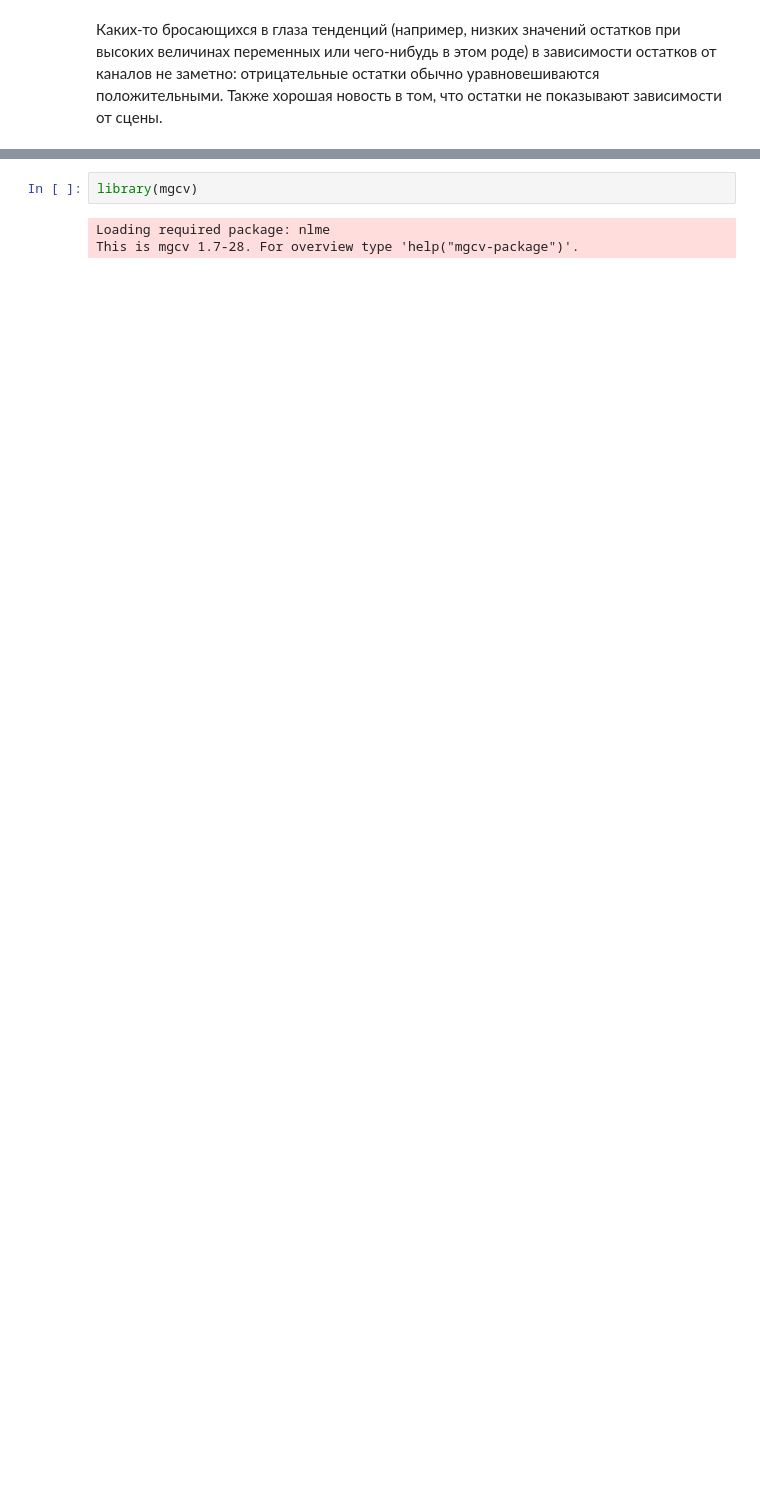
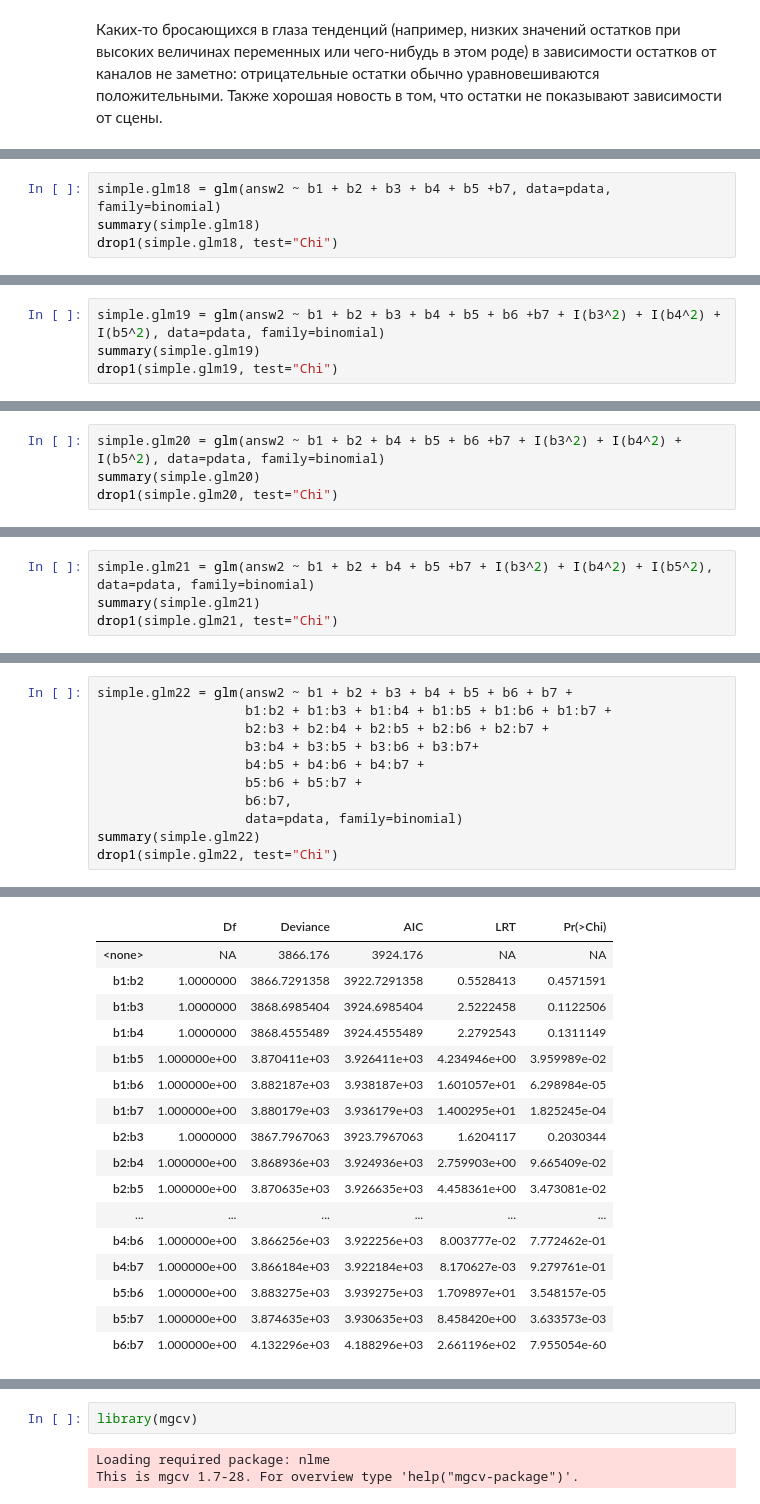
Before and after one commit to nextgis/remote_sensing, a Jupyter notebook: deforestation/CMASK_exploration.ipynb, the cells around one changed output, grey strips where cells are left out. Cells and saved outputs as stored; diff of their text form; blank space fills up the shorter version.

```diff
--- a/deforestation/CMASK_exploration.ipynb
+++ b/deforestation/CMASK_exploration.ipynb
@@ -894,0 +1197,4 @@ png
+# %%
+simple.glm18 = glm(answ2 ~ b1 + b2 + b3 + b4 + b5 +b7, data=pdata, family=binomial)
+summary(simple.glm18)
+drop1(simple.glm18, test="Chi")
@@ -894,0 +1301,4 @@ png
+# %%
+simple.glm19 = glm(answ2 ~ b1 + b2 + b3 + b4 + b5 + b6 +b7 + I(b3^2) + I(b4^2) + I(b5^2), data=pdata, family=binomial)
+summary(simple.glm19)
+drop1(simple.glm19, test="Chi")
@@ -894,0 +1335,4 @@ png
+# %%
+simple.glm20 = glm(answ2 ~ b1 + b2 + b4 + b5 + b6 +b7 + I(b3^2) + I(b4^2) + I(b5^2), data=pdata, family=binomial)
+summary(simple.glm20)
+drop1(simple.glm20, test="Chi")
@@ -894,0 +1368,4 @@ png
+# %%
+simple.glm21 = glm(answ2 ~ b1 + b2 + b4 + b5 +b7 + I(b3^2) + I(b4^2) + I(b5^2), data=pdata, family=binomial)
+summary(simple.glm21)
+drop1(simple.glm21, test="Chi")
@@ -894,0 +1472,12 @@ png
+# %%
+simple.glm22 = glm(answ2 ~ b1 + b2 + b3 + b4 + b5 + b6 + b7 +
+                   b1:b2 + b1:b3 + b1:b4 + b1:b5 + b1:b6 + b1:b7 +
+                   b2:b3 + b2:b4 + b2:b5 + b2:b6 + b2:b7 +
+                   b3:b4 + b3:b5 + b3:b6 + b3:b7+
+                   b4:b5 + b4:b6 + b4:b7 +
+                   b5:b6 + b5:b7 +
+                   b6:b7,
+                   data=pdata, family=binomial)
+summary(simple.glm22)
+drop1(simple.glm22, test="Chi")
+# %% [output]
@@ -894,0 +1520,17 @@ png
+|  | Df | Deviance | AIC | LRT | Pr(>Chi) |
+| <none> | NA | 3866.176 | 3924.176 | NA | NA |
+| b1:b2 | 1.0000000 | 3866.7291358 | 3922.7291358 | 0.5528413 | 0.4571591 |
+| b1:b3 | 1.0000000 | 3868.6985404 | 3924.6985404 | 2.5222458 | 0.1122506 |
+| b1:b4 | 1.0000000 | 3868.4555489 | 3924.4555489 | 2.2792543 | 0.1311149 |
+| b1:b5 | 1.000000e+00 | 3.870411e+03 | 3.926411e+03 | 4.234946e+00 | 3.959989e-02 |
+| b1:b6 | 1.000000e+00 | 3.882187e+03 | 3.938187e+03 | 1.601057e+01 | 6.298984e-05 |
+| b1:b7 | 1.000000e+00 | 3.880179e+03 | 3.936179e+03 | 1.400295e+01 | 1.825245e-04 |
+| b2:b3 | 1.0000000 | 3867.7967063 | 3923.7967063 | 1.6204117 | 0.2030344 |
+| b2:b4 | 1.000000e+00 | 3.868936e+03 | 3.924936e+03 | 2.759903e+00 | 9.665409e-02 |
+| b2:b5 | 1.000000e+00 | 3.870635e+03 | 3.926635e+03 | 4.458361e+00 | 3.473081e-02 |
+| ... | ... | ... | ... | ... | ... |
+| b4:b6 | 1.000000e+00 | 3.866256e+03 | 3.922256e+03 | 8.003777e-02 | 7.772462e-01 |
+| b4:b7 | 1.000000e+00 | 3.866184e+03 | 3.922184e+03 | 8.170627e-03 | 9.279761e-01 |
+| b5:b6 | 1.000000e+00 | 3.883275e+03 | 3.939275e+03 | 1.709897e+01 | 3.548157e-05 |
+| b5:b7 | 1.000000e+00 | 3.874635e+03 | 3.930635e+03 | 8.458420e+00 | 3.633573e-03 |
+| b6:b7 | 1.000000e+00 | 4.132296e+03 | 4.188296e+03 | 2.661196e+02 | 7.955054e-60 |
```
Also changed, not shown: parts of 75 cells of this notebook, 7 other files.
